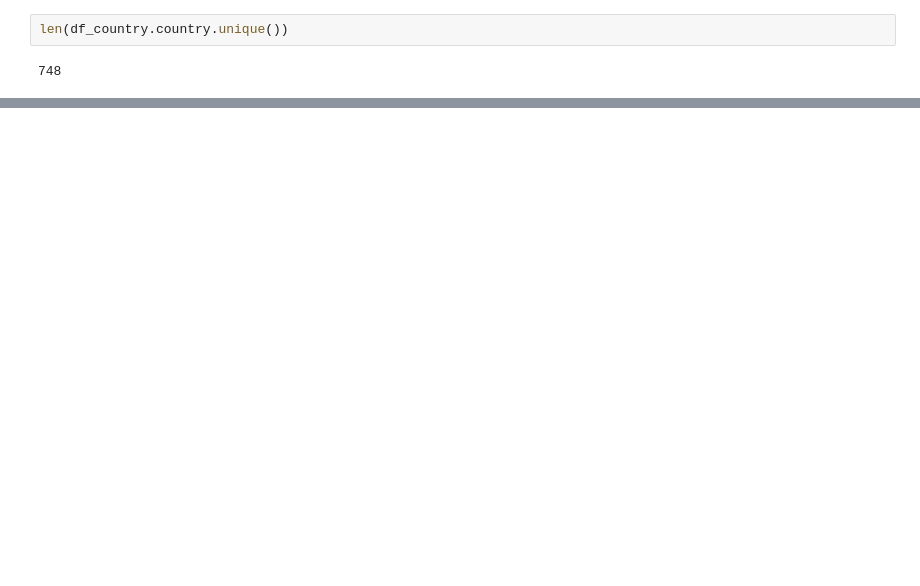
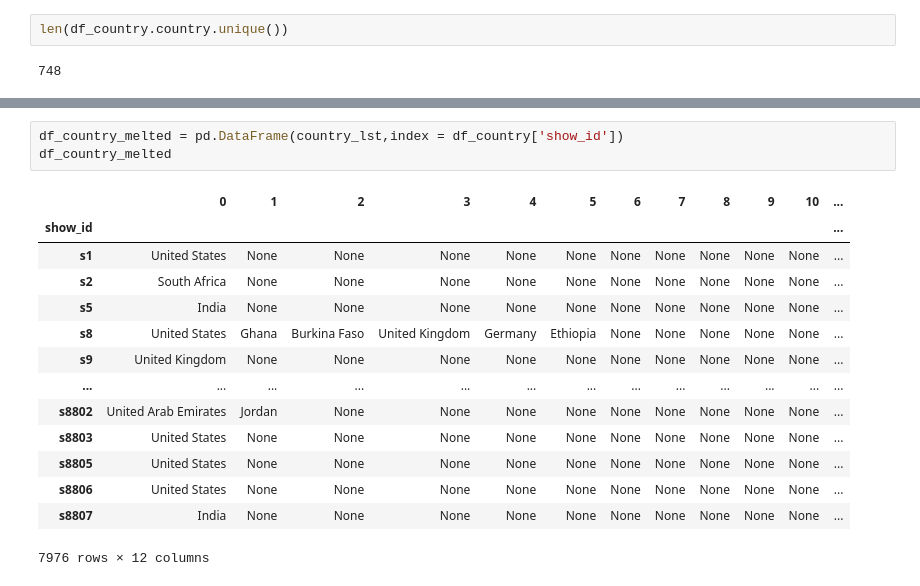
Before and after one commit to WRD397/Projects, a Jupyter notebook: BusinessCase_Netflix_EDA/main.ipynb, the cells around one changed output, grey strips where cells are left out. Saved outputs shown, nothing was run; the diff lists cells and outputs as text; blank space fills up the shorter version.

```diff
--- a/BusinessCase_Netflix_EDA/main.ipynb
+++ b/BusinessCase_Netflix_EDA/main.ipynb
@@ -460,0 +504,18 @@ len(df_country.country.unique())
+# %%
+df_country_melted = pd.DataFrame(country_lst,index = df_country['show_id'])
+df_country_melted
+# %% [output]
+|  | 0 | 1 | 2 | 3 | 4 | 5 | 6 | 7 | 8 | 9 | 10 | ... |
+| show_id |  |  |  |  |  |  |  |  |  |  |  | ... |
+| s1 | United States | None | None | None | None | None | None | None | None | None | None | ... |
+| s2 | South Africa | None | None | None | None | None | None | None | None | None | None | ... |
+| s5 | India | None | None | None | None | None | None | None | None | None | None | ... |
+| s8 | United States | Ghana | Burkina Faso | United Kingdom | Germany | Ethiopia | None | None | None | None | None | ... |
+| s9 | United Kingdom | None | None | None | None | None | None | None | None | None | None | ... |
+| ... | ... | ... | ... | ... | ... | ... | ... | ... | ... | ... | ... | ... |
+| s8802 | United Arab Emirates | Jordan | None | None | None | None | None | None | None | None | None | ... |
+| s8803 | United States | None | None | None | None | None | None | None | None | None | None | ... |
+| s8805 | United States | None | None | None | None | None | None | None | None | None | None | ... |
+| s8806 | United States | None | None | None | None | None | None | None | None | None | None | ... |
+| s8807 | India | None | None | None | None | None | None | None | None | None | None | ... |
+7976 rows × 12 columns
```
Also changed, not shown: parts of 10 cells of this notebook.
